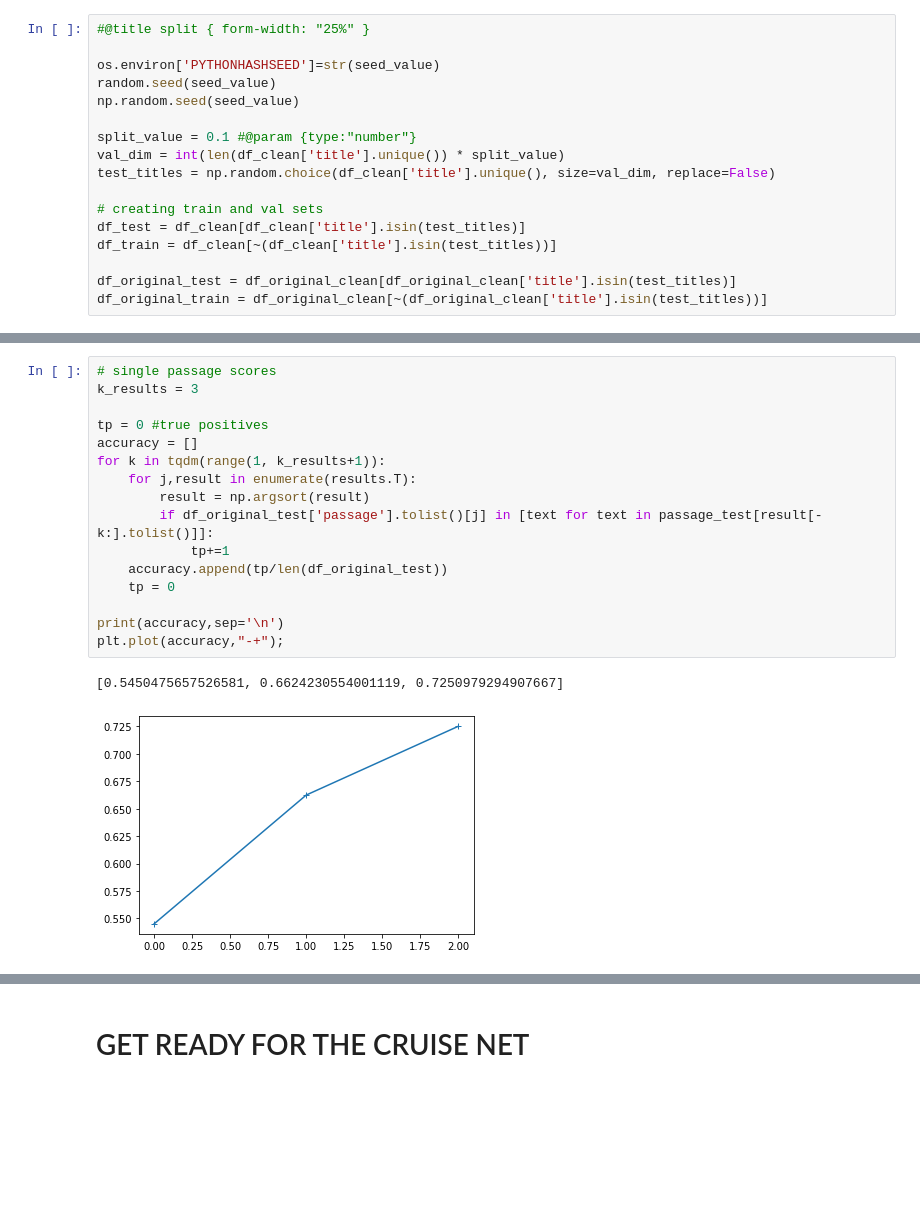
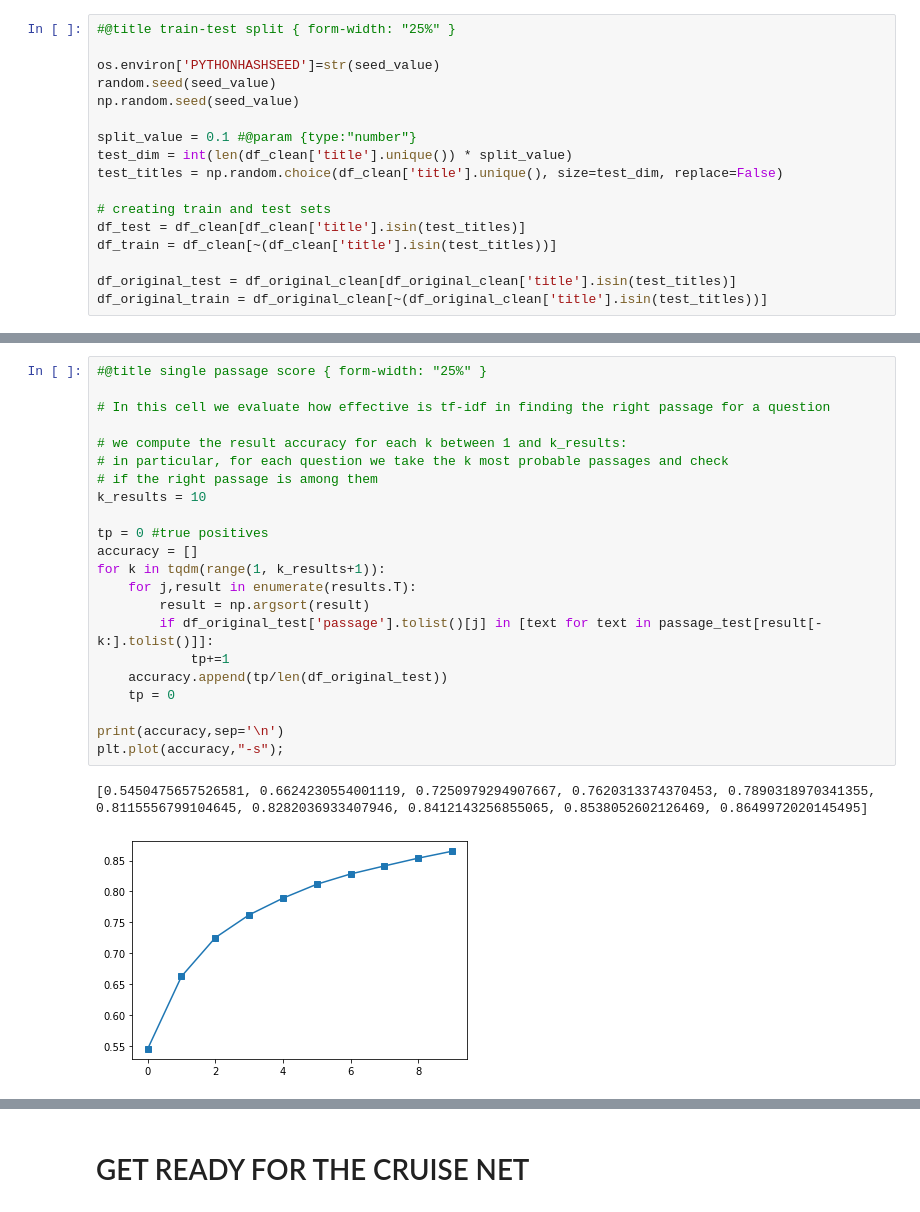
Before and after one commit to the-SQuAD-squad/IR, a Jupyter notebook: IR.ipynb, the cells around one changed output, grey strips where cells are left out. Cells and saved outputs as stored; diff of their text form; blank space fills up the shorter version.

```diff
--- a/IR.ipynb
+++ b/IR.ipynb
@@ -265,17 +192,17 @@ Copying gs://squad_squad/error_IDs.txt...
 / [1 files][  5.7 KiB/  5.7 KiB]
 Operation completed over 1 objects/5.7 KiB.
 # %%
-#@title split { form-width: "25%" }
+#@title train-test split { form-width: "25%" }
 
 os.environ['PYTHONHASHSEED']=str(seed_value)
 random.seed(seed_value)
 np.random.seed(seed_value)
 
 split_value = 0.1 #@param {type:"number"}
-val_dim = int(len(df_clean['title'].unique()) * split_value)
-test_titles = np.random.choice(df_clean['title'].unique(), size=val_dim, replace=False)
+test_dim = int(len(df_clean['title'].unique()) * split_value)
+test_titles = np.random.choice(df_clean['title'].unique(), size=test_dim, replace=False)
 
-# creating train and val sets
+# creating train and test sets
 df_test = df_clean[df_clean['title'].isin(test_titles)]
 df_train = df_clean[~(df_clean['title'].isin(test_titles))]
 
@@ -299,21 +230,27 @@ question_tf_idf = vectorizer.transform(df_test['question'].tolist())
 results = cosine_similarity(passage_test_tf_idf, question_tf_idf)
 # %%
-# single passage scores
-k_results = 3
+#@title single passage score { form-width: "25%" }
+
+# In this cell we evaluate how effective is tf-idf in finding the right passage for a question
+
+# we compute the result accuracy for each k between 1 and k_results:
+# in particular, for each question we take the k most probable passages and check
+# if the right passage is among them
+k_results = 10
 
 tp = 0 #true positives
 accuracy = []
 for k in tqdm(range(1, k_results+1)):
     for j,result in enumerate(results.T):
         result = np.argsort(result)
         if df_original_test['passage'].tolist()[j] in [text for text in passage_test[result[-k:].tolist()]]:
             tp+=1
     accuracy.append(tp/len(df_original_test))
     tp = 0
 
 print(accuracy,sep='\n')
-plt.plot(accuracy,"-+");
+plt.plot(accuracy,"-s");
 # %% [output]
-[0.5450475657526581, 0.6624230554001119, 0.7250979294907667]
+[0.5450475657526581, 0.6624230554001119, 0.7250979294907667, 0.7620313374370453, 0.7890318970341355, 0.8115556799104645, 0.8282036933407946, 0.8412143256855065, 0.8538052602126469, 0.8649972020145495]
-[figure, old version]
+[figure, new version]
 # %%
```
Also changed, not shown: parts of 21 cells of this notebook.
